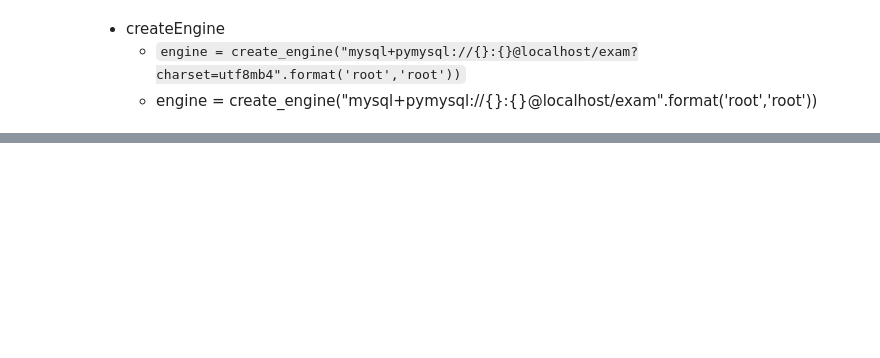
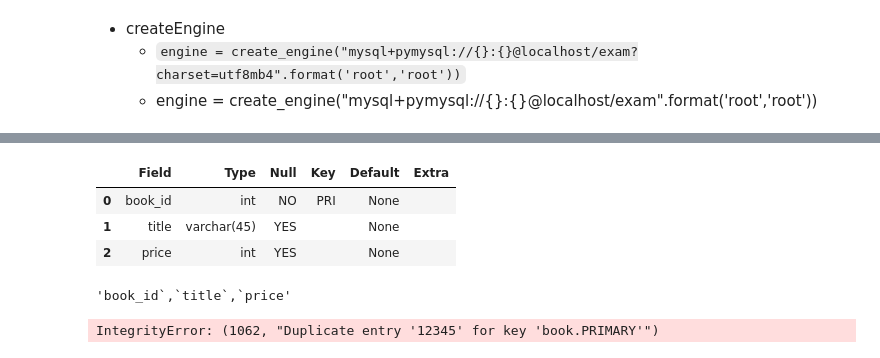
Before and after one commit to avinash-03/Python, a Jupyter notebook: Mysql/mysql.ipynb, the cells around one changed output, grey strips where cells are left out. Cells and saved outputs as stored; diff of their text form; code cells hidden in the pictures; blank space fills up the shorter version.

```diff
--- a/Mysql/mysql.ipynb
+++ b/Mysql/mysql.ipynb
@@ -205,0 +235,36 @@ finally:
+# %%
+desc = "desc book"
+show = 'select * from uservit'
+
+df1 = pd.read_sql(desc, connection)
+
+df1
+# %% [output]
+|  | Field | Type | Null | Key | Default | Extra |
+| 0 | book_id | int | NO | PRI | None |  |
+| 1 | title | varchar(45) | YES |  | None |  |
+| 2 | price | int | YES |  | None |  |
+# %%
+# creating column list for insertion
+cols = "`,`".join([str(i) for i in book_df.columns.tolist()])
+cols
+# %% [output]
+'book_id`,`title`,`price'
+# %%
+# insert into table book
+
+
+# Insert DataFrame recrds one by one.
+try:
+    with connection.cursor() as cursor:
+        for i,row in book_df.iterrows():
+            sql = "INSERT INTO `book` (`" +cols + "`) VALUES (" + "%s,"*(len(row)-1) + "%s)"
+            cursor.execute(sql, tuple(row))
+            cursor.commit()
+
+
+    # the connection is not autocommitted by default, so we must commit to save our changes
+finally:
+    cursor.close()
+# %% [output]
+IntegrityError: (1062, "Duplicate entry '12345' for key 'book.PRIMARY'")
```
Also changed, not shown: parts of 17 cells of this notebook, 1 other file.
